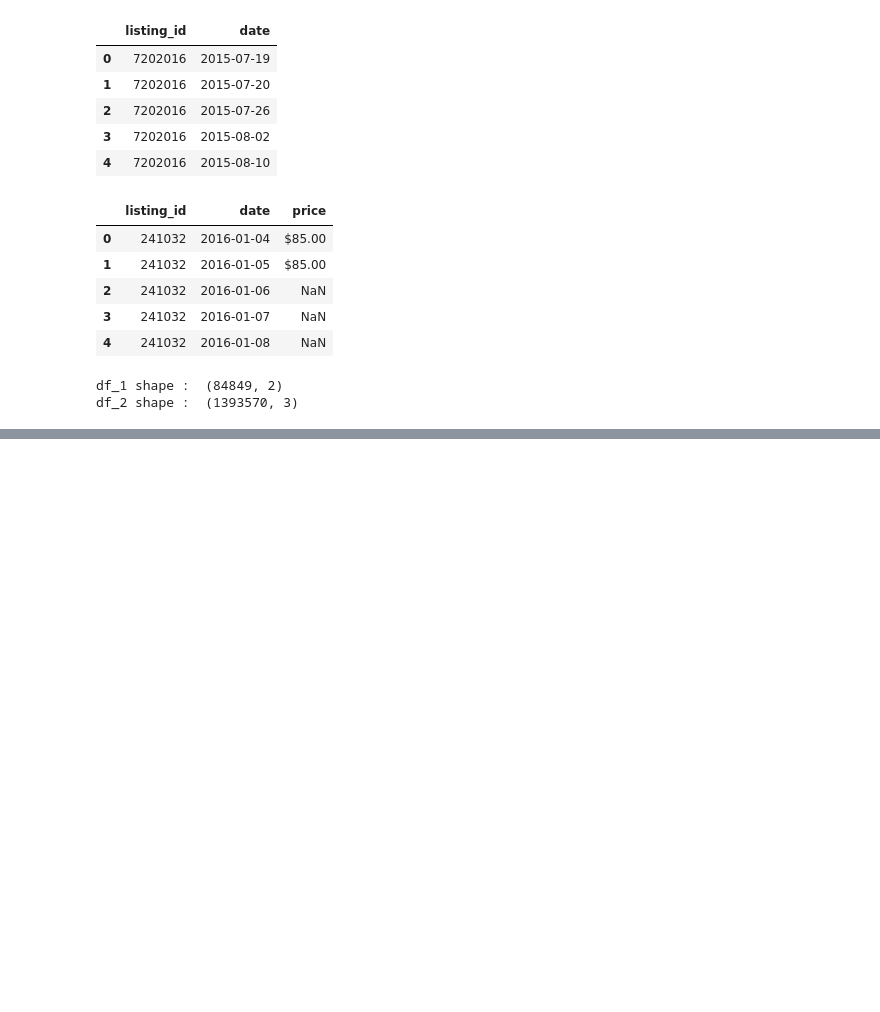
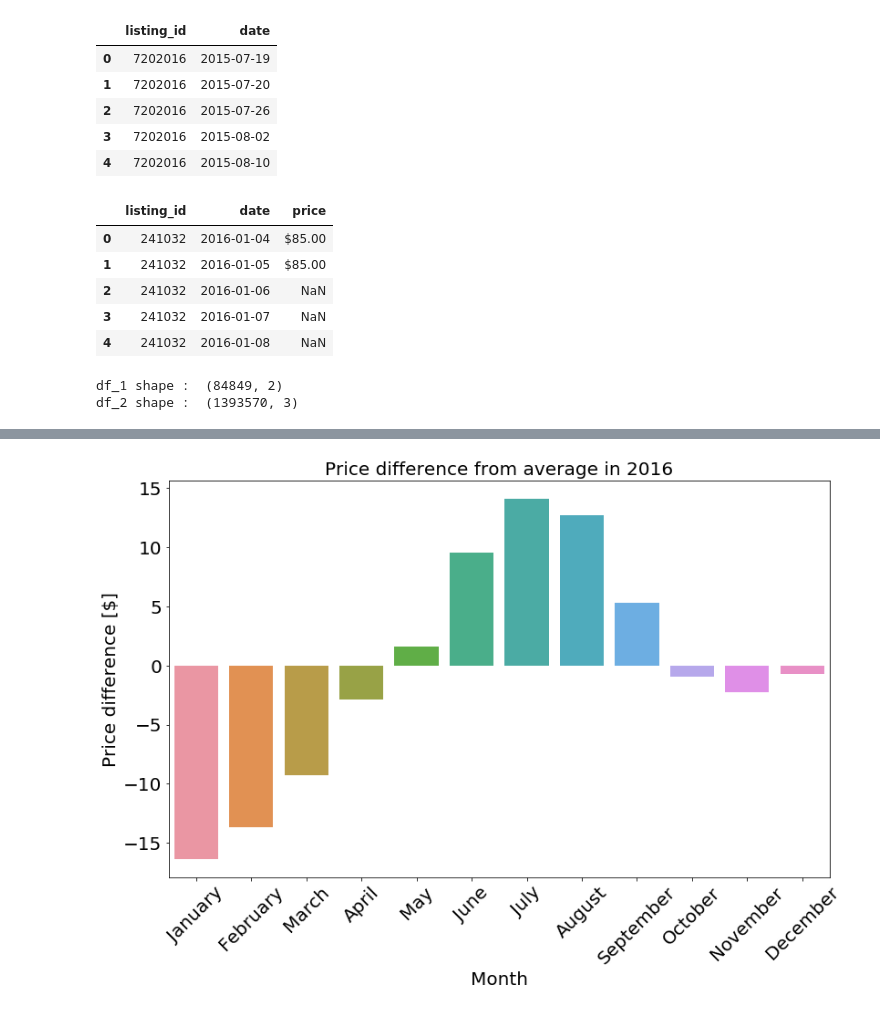
Before and after one commit to Jaouadeddadsi/Seattle-Airbnb-Open-Data, a Jupyter notebook: busiest_times_to_visit_Seattle.ipynb, the cells around one changed output, grey strips where cells are left out. Drawn from its saved outputs; the diff is of its cells as text; code cells hidden in the pictures; blank space fills up the shorter version.

```diff
--- a/busiest_times_to_visit_Seattle.ipynb
+++ b/busiest_times_to_visit_Seattle.ipynb
@@ -69,0 +116,7 @@ From the table above we can see that the numbers of reservation is defferente fr
+# %%
+## index data by date
+df_2.index = df_2['date']
+## get data for 2016
+df_2016 = df_2.loc['2016']
+## percentage of missing values
+df_2016.isnull().mean()
@@ -69,0 +130,8 @@ From the table above we can see that the numbers of reservation is defferente fr
+# %%
+## drop missig values
+df_2016_no_nul =  df_2016.dropna()
+## preprocess the price variable
+df_2016_no_nul['price'] = df_2016_no_nul['price'].apply(lambda x : float(x[1:].replace(',', '')))
+df_2016_no_nul = df_2016_no_nul[['price']]
+##
+df_2016_no_nul.head()
@@ -69,0 +155,6 @@ From the table above we can see that the numbers of reservation is defferente fr
+# %%
+df_2016_month = df_2016_no_nul.resample('M').mean()
+## difference between the price mean per month and the price mean
+df_2016_month['diff mean'] = df_2016_month['price'] - df_2016_no_nul['price'].mean()
+###
+df_2016_month
@@ -69,0 +176,14 @@ From the table above we can see that the numbers of reservation is defferente fr
+# %%
+fig = plt.figure(figsize=(13, 8))
+ax = fig.add_subplot(1, 1, 1, aspect='auto')
+sns.barplot(x=df_2016_month.index.month_name(), y=df_2016_month['diff mean'])
+# Set axis label properties
+ax.set_xlabel('Month', weight='normal', size=20)
+ax.set_ylabel('Price difference [$]', weight='normal', size=20)
+plt.title('Price difference from average in 2016', fontsize=20)
+# Set tick label properties
+ax.tick_params('x', labelsize=20, rotation=45)
+ax.tick_params('y', labelsize=20)
+plt.show()
+# %% [output]
+[figure, added]
```
Also changed, not shown: parts of 17 cells of this notebook.
